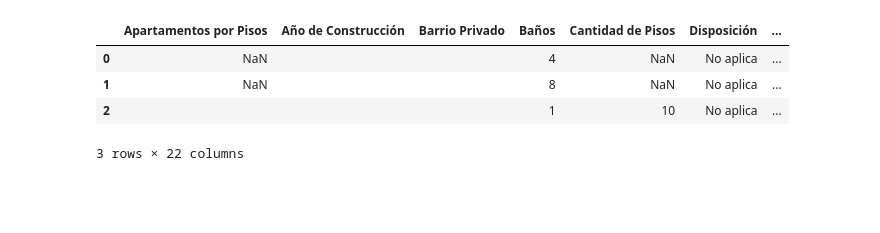
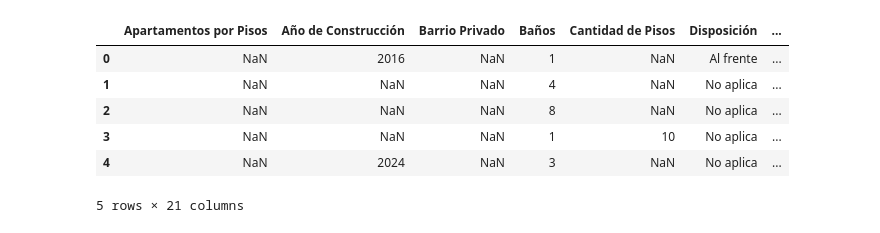
Before and after one commit to luccafrachelle/prueba, a Jupyter notebook: final.ipynb, the cells around one changed output. Drawn from its saved outputs; the diff is of its cells as text; code cells hidden in the pictures; blank space fills up the shorter version.

```diff
--- a/final.ipynb
+++ b/final.ipynb
@@ -8,58 +12,44 @@ import time
 from urllib.request import Request, urlopen
 from urllib.error import HTTPError
 
-# Define la URL base
 base_url = "https://www.infocasas.com.uy/alquiler/inmuebles/pagina"
 
-# Número total de páginas
-total_pages = 50
+total_pages = 2
 
-# Lista para almacenar el HTML de cada página
 html_base = []
 
-# Set the number of retries
 max_retries = 3
 
-# Set the initial delay between retries
 retry_delay = 1
 
-# Itera sobre todas las páginas
 for page_number in range(1, total_pages + 1):
+
     # Construye la URL completa para la página actual
     url = f"{base_url}{page_number}"
 
-    # This packages the request
     request = Request(url)
 
-    # Retry the request for a maximum number of times
     for retry in range(max_retries):
         try:
-            # Sends the request and catches the response: response
             response = urlopen(request)
 
-            # Extract the response: html
             html = response.read()
 
-            # Agrega el HTML al array html_data
             html_base.append(html)
 
-            # Be polite and close the response!
+            # Hay que cerrar la conexión no seas rata!!!!!
             response.close()
 
-            # Break out of the loop if the request is successful
             break
 
         except HTTPError as e:
-            # Print the error message
             print(f"HTTP Error: {e.code} - {e.reason}")
 
-            # Retry after a delay
             time.sleep(retry_delay)
 
-            # Increase the delay for the next retry
             retry_delay *= 2
 
     else:
-        # If all retries fail, print an error message
+
         print(f"Maximum number of retries reached for page {page_number}. Request failed.")
 # %%
@@ -227,15 +173,16 @@ df = df.reindex(sorted(todos_los_nombres), axis=1)
 # %%
 df.drop('Contrato Mínimo', axis=1, inplace=True)
 df.drop('Acepta mascotas', axis=1, inplace=True)
-# %%
-import numpy as np
-df.head(3)
-# %% [output]
-|  | Apartamentos por Pisos | Año de Construcción | Barrio Privado | Baños | Cantidad de Pisos | Disposición | ... |
-| 0 | NaN |  |  | 4 | NaN | No aplica | ... |
-| 1 | NaN |  |  | 8 | NaN | No aplica | ... |
-| 2 |  |  |  | 1 | 10 | No aplica | ... |
-3 rows × 22 columns
+# %%
+df.head()
+# %% [output]
+|  | Apartamentos por Pisos | Año de Construcción | Barrio Privado | Baños | Cantidad de Pisos | Disposición | ... |
+| 0 | NaN | 2016 | NaN | 1 | NaN | Al frente | ... |
+| 1 | NaN | NaN | NaN | 4 | NaN | No aplica | ... |
+| 2 | NaN | NaN | NaN | 8 | NaN | No aplica | ... |
+| 3 | NaN | NaN | NaN | 1 | 10 | No aplica | ... |
+| 4 | NaN | 2024 | NaN | 3 | NaN | No aplica | ... |
+5 rows × 21 columns
 # %%
 df['M² de terraza'] = df['M² de terraza'].str.extract('(\d+)').astype(float)
 df['M² edificados'] = df['M² edificados'].str.extract('(\d+)').astype(float)
```
Also changed, not shown: parts of 40 cells of this notebook, 1 other file.
